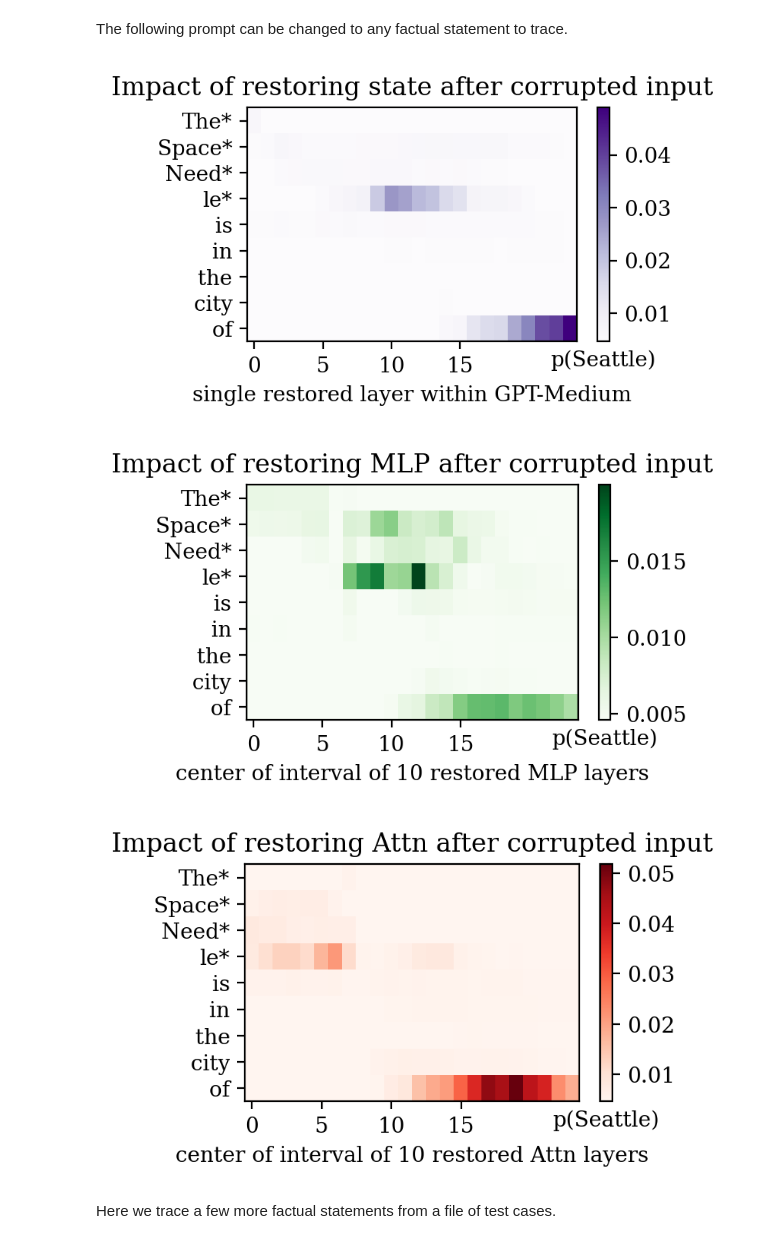
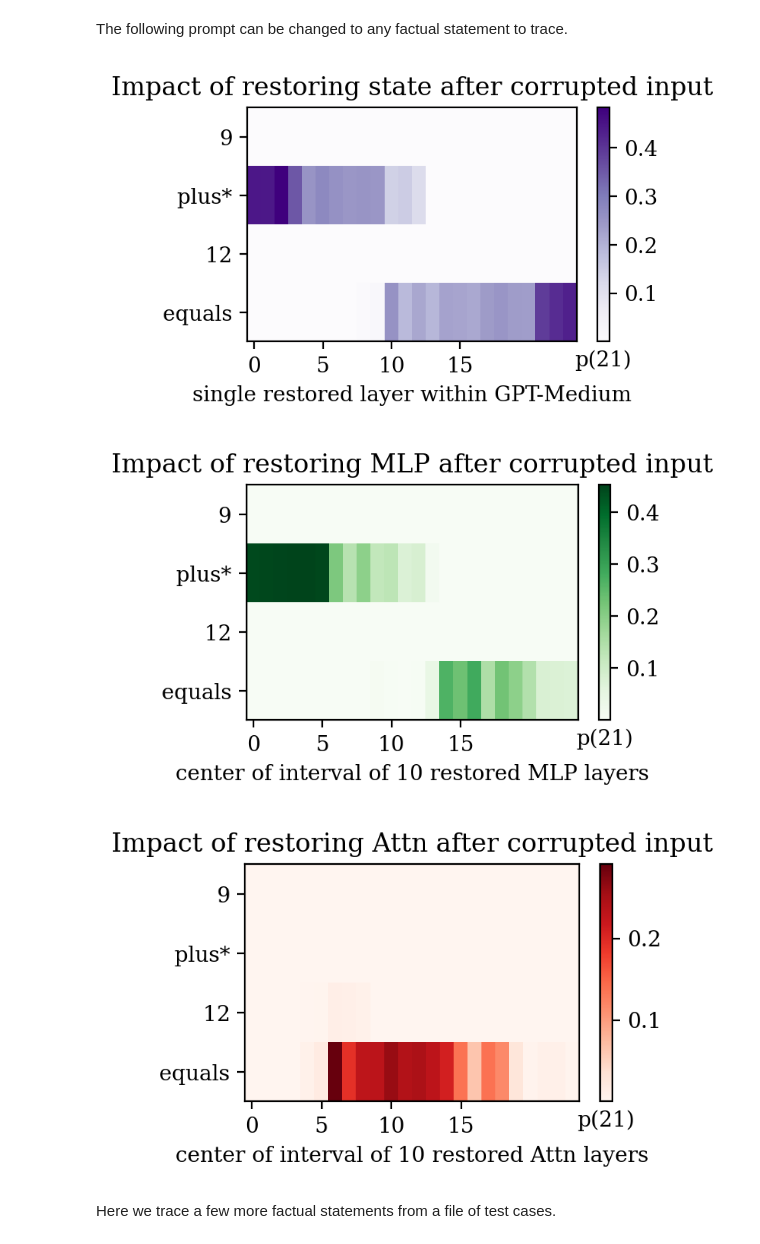
Before and after one commit to khnhenriette/ProjectADL, a Jupyter notebook: notebooks/causal_trace.ipynb, the cells around one changed output. Saved outputs shown, nothing was run; the diff lists cells and outputs as text; code cells hidden in the pictures.

```diff
--- a/notebooks/causal_trace.ipynb
+++ b/notebooks/causal_trace.ipynb
@@ -338,13 +338,12 @@ def plot_all_flow(mt, prompt, subject=None, noise=0.1, modelname="GPT-Medium"):
         )
 # %% [markdown]
 The following prompt can be changed to any factual statement to trace.
-# %%
-
-plot_all_flow(mt, "The Space Needle is in the city of", noise=noise_level)
-# %% [output]
-[figure, removed]
-[figure, removed]
-[figure, removed]
+# %%
+plot_all_flow(mt, "9 plus 12 equals", "plus", noise=noise_level)
+# %% [output]
+[figure, added]
+[figure, added]
+[figure, added]
 # %% [markdown]
 Here we trace a few more factual statements from a file of test cases.
 # %%
```
Also changed, not shown: parts of 6 cells of this notebook.
